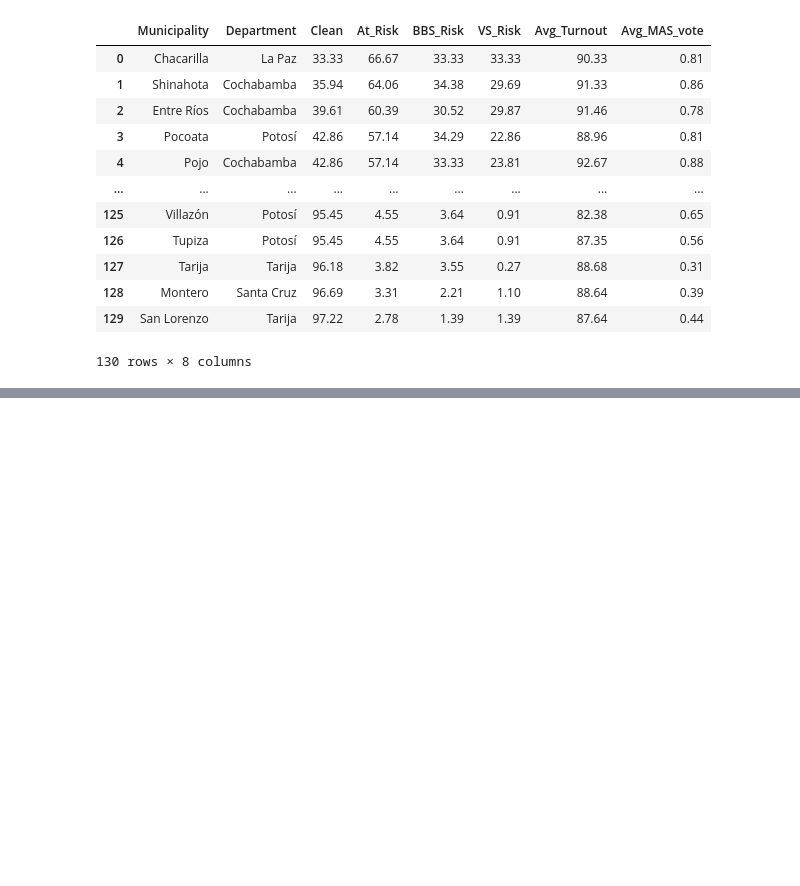
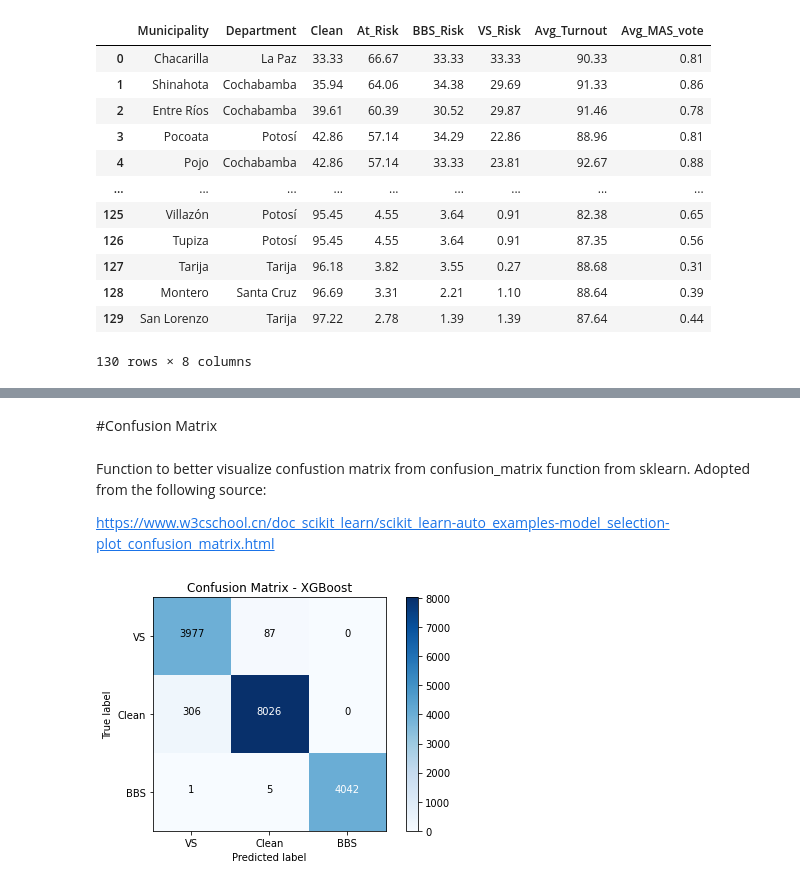
Before and after one commit to benjuarez8/CS81C-Research-Bolivia, a Jupyter notebook: cs81c_xgboost.ipynb, the cells around one changed output, grey strips where cells are left out. Drawn from its saved outputs; the diff is of its cells as text; code cells hidden in the pictures; blank space fills up the shorter version.

```diff
--- a/cs81c_xgboost.ipynb
+++ b/cs81c_xgboost.ipynb
@@ -160,0 +225,37 @@ xgb_municip_results
+# %% [markdown]
+#Confusion Matrix
+# %% [markdown]
+Function to better visualize confustion matrix from confusion_matrix function from sklearn.  Adopted from the following source:
+
+https://www.w3cschool.cn/doc_scikit_learn/scikit_learn-auto_examples-model_selection-plot_confusion_matrix.html
+# %%
+classes = ["VS", "Clean", "BBS"]
+def plot_confusion_matrix(y_pred, classes,
+                          title='Confusion matrix',
+                          cmap=plt.cm.Blues):
+
+  cm = confusion_matrix(y_test, y_pred)
+  plt.imshow(cm, interpolation='nearest', cmap=cmap)
+  plt.title(title)
+  plt.colorbar()
+  tick_marks = np.arange(len(classes))
+  plt.xticks(tick_marks, classes)
+  plt.yticks(tick_marks, classes)
+
+  thresh = cm.max() / 2.
+  for i, j in itertools.product(range(cm.shape[0]), range(cm.shape[1])):
+      plt.text(j, i, cm[i, j],
+                horizontalalignment="center",
+                color="white" if cm[i, j] > thresh else "black")
+
+  plt.tight_layout()
+  plt.ylabel('True label')
+  plt.xlabel('Predicted label')
+# %%
+y_pred = model.predict(X_test)
+# %%
+plt.figure()
+plot_confusion_matrix(y_pred, classes=classes, title="Confusion Matrix - XGBoost")
+plt.show()
+# %% [output]
+[figure, added]
```
Also changed, not shown: parts of 19 cells of this notebook.
